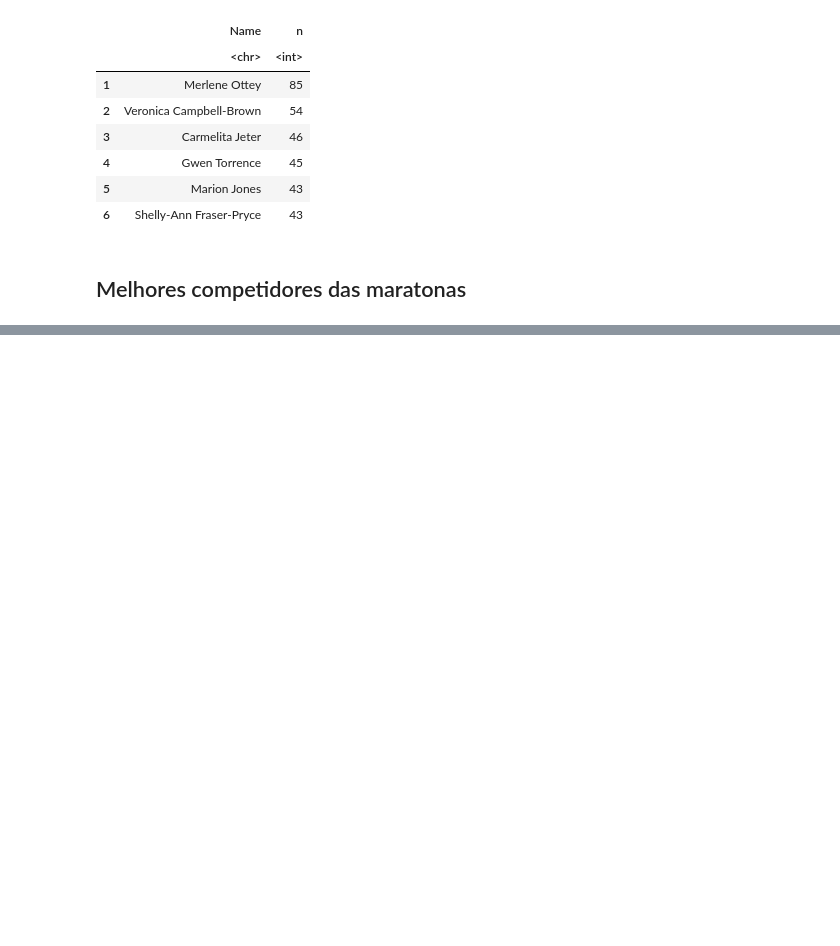
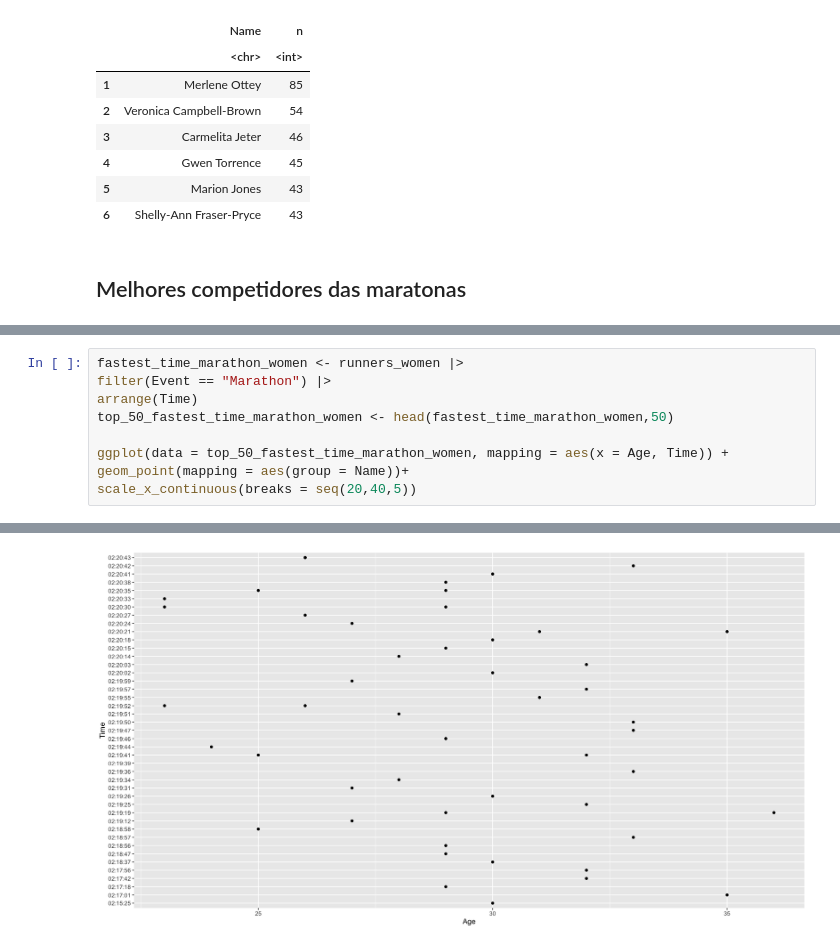
Before and after one commit to TomasLira/Sprint-and-Marathon-analysis, a Jupyter notebook: ExploratoryAnalysisRunners.ipynb, the cells around one changed output, grey strips where cells are left out. Drawn from its saved outputs; the diff is of its cells as text; blank space fills up the shorter version.

```diff
--- a/ExploratoryAnalysisRunners.ipynb
+++ b/ExploratoryAnalysisRunners.ipynb
@@ -315,0 +322,9 @@ A data.frame: 6 x 2
+# %%
+fastest_time_marathon_women <- runners_women |>
+filter(Event == "Marathon") |>
+arrange(Time)
+top_50_fastest_time_marathon_women <- head(fastest_time_marathon_women,50)
+
+ggplot(data = top_50_fastest_time_marathon_women, mapping = aes(x = Age, Time)) + geom_point(mapping = aes(group = Name))+
+scale_x_continuous(breaks = seq(20,40,5))
+# %% [output]
@@ -315,0 +333 @@ A data.frame: 6 x 2
+[figure, added]
```
Also changed, not shown: parts of 7 cells of this notebook.
